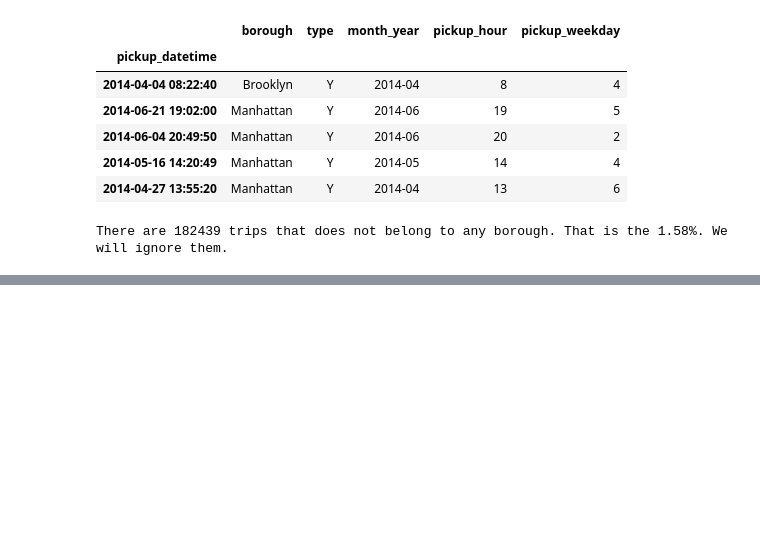
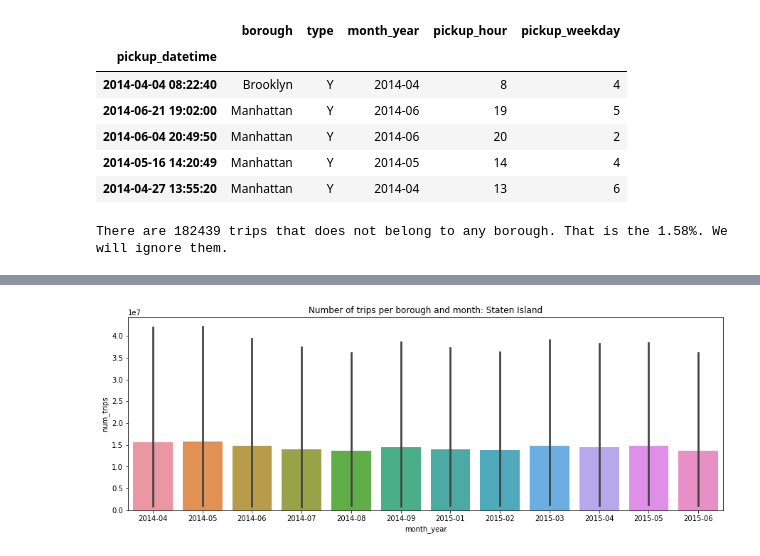
Before and after one commit to hec10r/DS4A_datathon, a Jupyter notebook: Notebooks/final.ipynb, the cells around one changed output, grey strips where cells are left out. Cells and saved outputs as stored; diff of their text form; code cells hidden in the pictures; blank space fills up the shorter version.

```diff
--- a/Notebooks/final.ipynb
+++ b/Notebooks/final.ipynb
@@ -214,3 +297,10 @@ print(f'There are {bad_trips} trips that does not belong to any borough. That is
 We will ignore them.')
 # %% [output]
 There are 182439 trips that does not belong to any borough. That is the 1.58%. We will ignore them.
+# %%
+taxi_g = pd.DataFrame(taxi[taxi['type'] == 'G'].groupby(['borough', 'month_year']).count()['pickup_hour'])
+taxi_g.rename(columns={'pickup_hour': 'num_trips'}, inplace=True)
+taxi_g.reset_index(inplace=True)
+# Multiply by a factor to get the real value
+taxi_g['num_trips'] = taxi_g['num_trips'] * 5
+taxi_g.head()
@@ -216,0 +314,7 @@ There are 182439 trips that does not belong to any borough. That is the 1.58%. W
+# %%
+taxi_y = pd.DataFrame(taxi[taxi['type'] == 'Y'].groupby(['borough', 'month_year']).count()['pickup_hour'])
+taxi_y.rename(columns={'pickup_hour': 'num_trips'}, inplace=True)
+taxi_y.reset_index(inplace=True)
+# Multiply by a factor to get the real value
+taxi_y['num_trips'] = taxi_y['num_trips'] * 20
+taxi_y.head()
@@ -216,0 +328,4 @@ There are 182439 trips that does not belong to any borough. That is the 1.58%. W
+# %%
+taxi_final = pd.DataFrame(pd.concat([taxi_g, taxi_y]).groupby(['borough', 'month_year']).sum()['num_trips'])
+taxi_final.reset_index(inplace=True)
+taxi_final.head()
@@ -216,0 +339,7 @@ There are 182439 trips that does not belong to any borough. That is the 1.58%. W
+# %%
+fig, ax = plt.subplots(figsize=(15,5), )
+sns.barplot(x='month_year', y='num_trips', data=taxi_final, ax = ax, estimator=sum)
+plt.title(f'Number of trips per borough and month: {bor}')
+plt.show()
+# %% [output]
+[figure, added]
```
Also changed, not shown: parts of 13 cells of this notebook.
